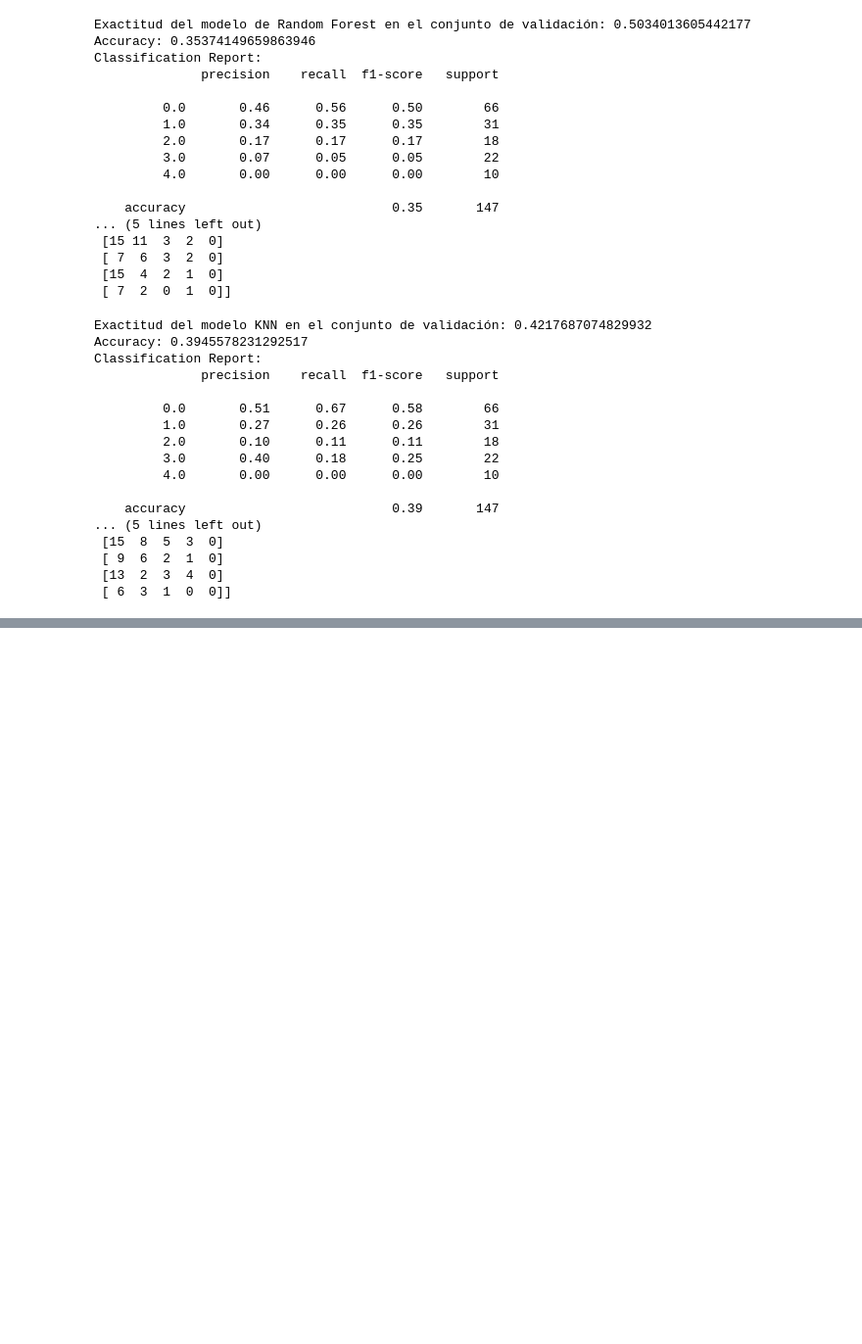
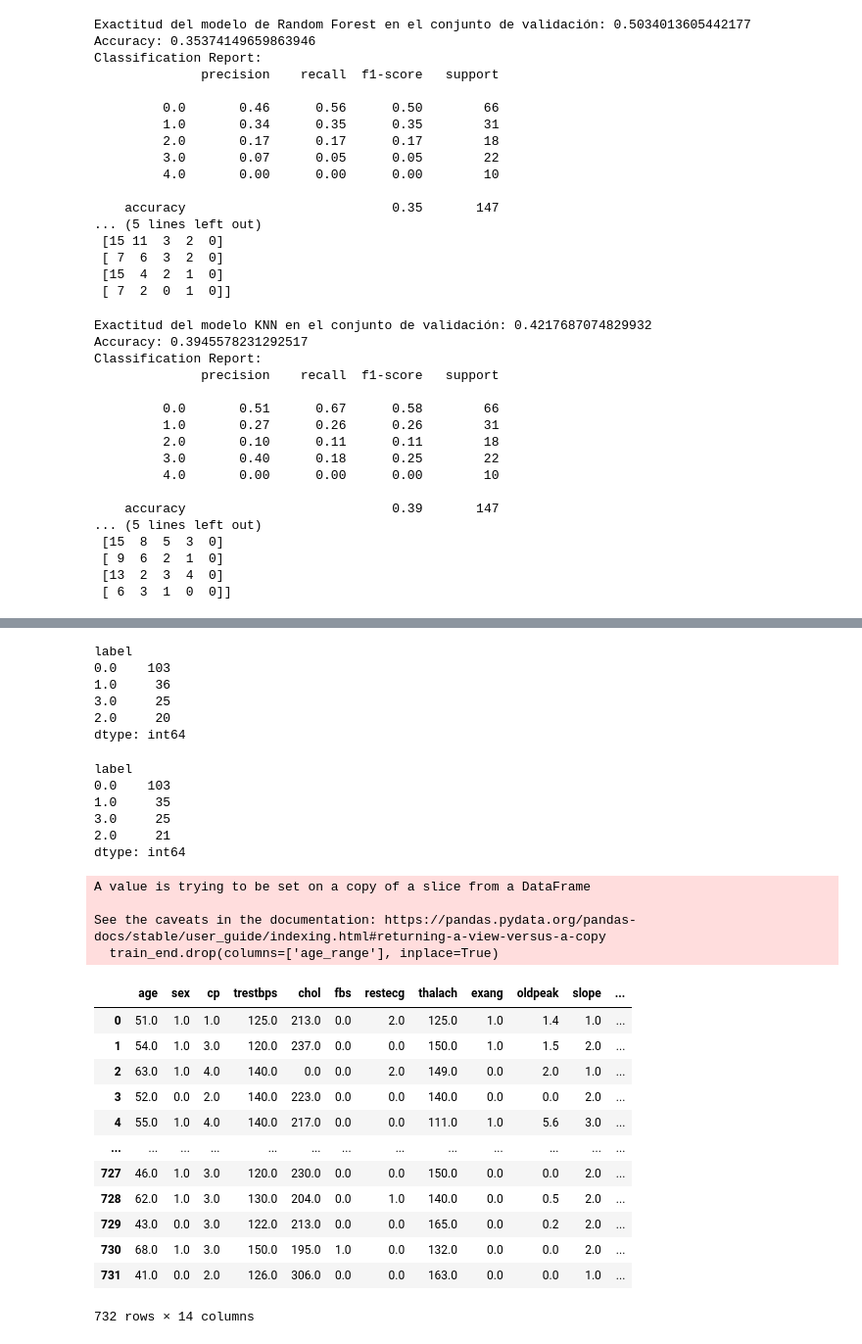
Before and after one commit to nachoreyesv/DATA_PROJECT_3, a Jupyter notebook: Ejecutable/Nacho/nacho_main.ipynb, the cells around one changed output, grey strips where cells are left out. Shown: that part at 98% size. Cells and saved outputs as stored; diff of their text form; code cells hidden in the pictures; blank space fills up the shorter version.

```diff
--- a/Ejecutable/Nacho/nacho_main.ipynb
+++ b/Ejecutable/Nacho/nacho_main.ipynb
@@ -974,0 +1244,41 @@ Please also refer to the documentation for alternative solver options:
+# %%
+try22_df.value_counts('label')
+# %% [output]
+label
+0.0    103
+1.0     36
+3.0     25
+2.0     20
+dtype: int64
+# %%
+try11_df.value_counts('label')
+# %% [output]
+label
+0.0    103
+1.0     35
+3.0     25
+2.0     21
+dtype: int64
+# %%
+train_end.drop(columns=['age_range'], inplace=True)
+# %% [output]
+A value is trying to be set on a copy of a slice from a DataFrame
+
+See the caveats in the documentation: https://pandas.pydata.org/pandas-docs/stable/user_guide/indexing.html#returning-a-view-versus-a-copy
+  train_end.drop(columns=['age_range'], inplace=True)
+# %%
+train_end
+# %% [output]
+|  | age | sex | cp | trestbps | chol | fbs | restecg | thalach | exang | oldpeak | slope | ... |
+| 0 | 51.0 | 1.0 | 1.0 | 125.0 | 213.0 | 0.0 | 2.0 | 125.0 | 1.0 | 1.4 | 1.0 | ... |
+| 1 | 54.0 | 1.0 | 3.0 | 120.0 | 237.0 | 0.0 | 0.0 | 150.0 | 1.0 | 1.5 | 2.0 | ... |
+| 2 | 63.0 | 1.0 | 4.0 | 140.0 | 0.0 | 0.0 | 2.0 | 149.0 | 0.0 | 2.0 | 1.0 | ... |
+| 3 | 52.0 | 0.0 | 2.0 | 140.0 | 223.0 | 0.0 | 0.0 | 140.0 | 0.0 | 0.0 | 2.0 | ... |
+| 4 | 55.0 | 1.0 | 4.0 | 140.0 | 217.0 | 0.0 | 0.0 | 111.0 | 1.0 | 5.6 | 3.0 | ... |
+| ... | ... | ... | ... | ... | ... | ... | ... | ... | ... | ... | ... | ... |
+| 727 | 46.0 | 1.0 | 3.0 | 120.0 | 230.0 | 0.0 | 0.0 | 150.0 | 0.0 | 0.0 | 2.0 | ... |
+| 728 | 62.0 | 1.0 | 3.0 | 130.0 | 204.0 | 0.0 | 1.0 | 140.0 | 0.0 | 0.5 | 2.0 | ... |
+| 729 | 43.0 | 0.0 | 3.0 | 122.0 | 213.0 | 0.0 | 0.0 | 165.0 | 0.0 | 0.2 | 2.0 | ... |
+| 730 | 68.0 | 1.0 | 3.0 | 150.0 | 195.0 | 1.0 | 0.0 | 132.0 | 0.0 | 0.0 | 2.0 | ... |
+| 731 | 41.0 | 0.0 | 2.0 | 126.0 | 306.0 | 0.0 | 0.0 | 163.0 | 0.0 | 0.0 | 1.0 | ... |
+732 rows × 14 columns
```
Also changed, not shown: parts of 174 cells of this notebook, 7 other files.
